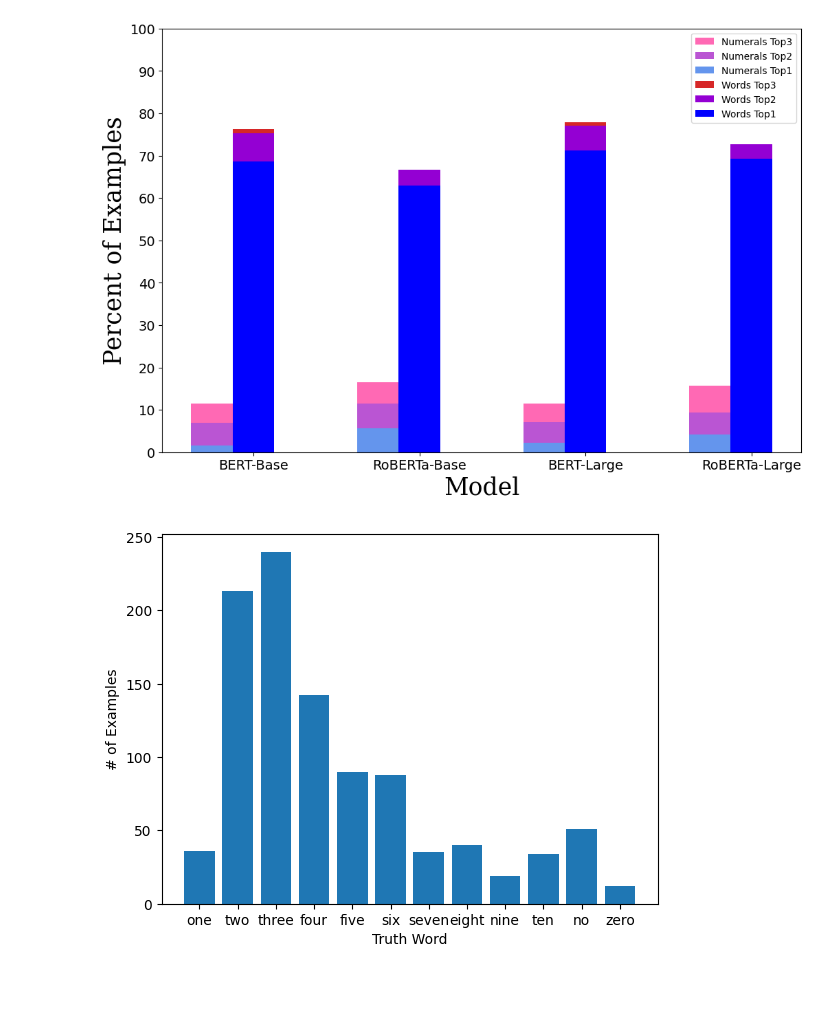
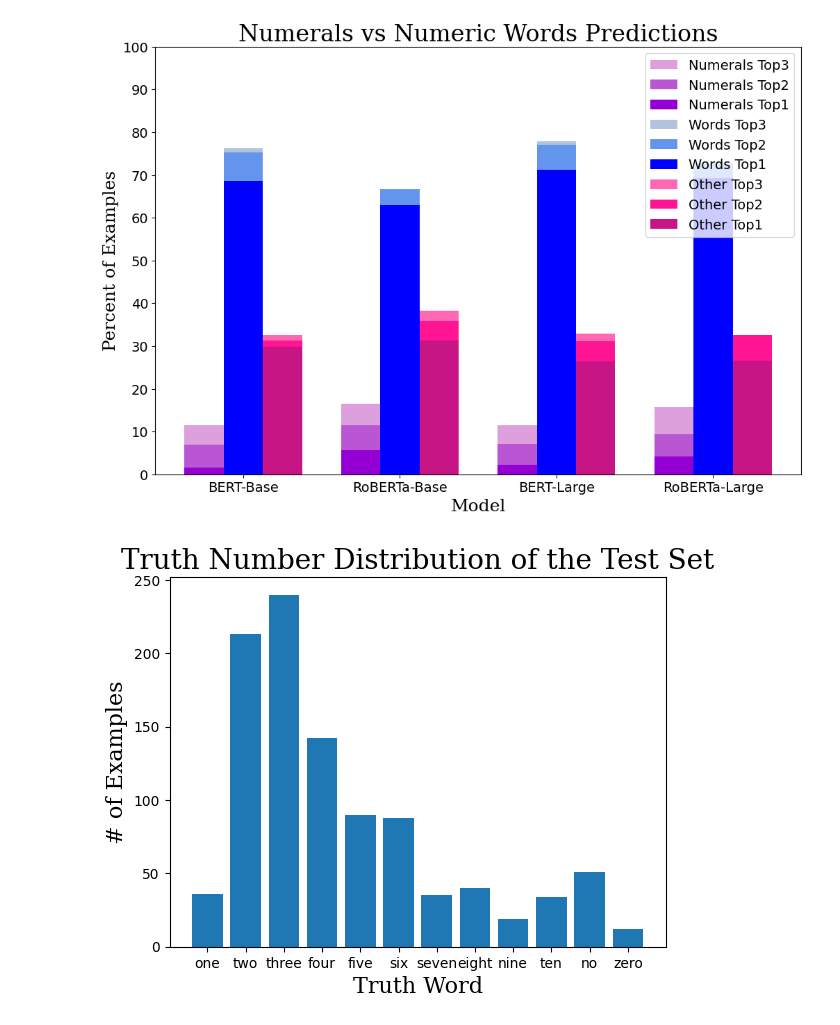
Before and after one commit to nfinkle/NumerSense, a Jupyter notebook: build_bar_graph.ipynb, the cells around one changed output. Saved outputs shown, nothing was run; the diff lists cells and outputs as text; code cells hidden in the pictures; blank space fills up the shorter version.

```diff
--- a/build_bar_graph.ipynb
+++ b/build_bar_graph.ipynb
@@ -196,9 +196,9 @@ number_words_3 = neg([0.763, 0.778, 0.665, 0.704])
 
 
 
-# other_1 = neg([0.298, 0.264, 0.313, 0.266])
-# other_2 = neg([0.313, 0.311, 0.358, 0.326])
-# other_3 = neg([0.326, 0.329, 0.383, 0.319])
+other_1 = neg([0.298, 0.264, 0.313, 0.266])
+other_2 = neg([0.313, 0.311, 0.358, 0.326])
+other_3 = neg([0.326, 0.329, 0.383, 0.319])
 # other_1 = [0,0,0,0]
 # other_2 = [0,0,0,0]
 # other_3 = [0,0,0,0]
@@ -234,51 +234,56 @@ br3 = [x + barWidth for x in br2]
 
 # Make the plot
 pos_bar_3 = plt.bar(
-    br1, numerals_3, color=mcolors.CSS4_COLORS['hotpink'], width=barWidth,  label='Numerals Top3')
+    br1, numerals_3, color=mcolors.CSS4_COLORS['plum'], width=barWidth,  label='Numerals Top3')
 pos_bar_2 = plt.bar(
     br1, numerals_2, color=mcolors.CSS4_COLORS['mediumorchid'], width=barWidth,  label='Numerals Top2')
-pos_bar_1 = plt.bar(br1, numerals_1, color=mcolors.CSS4_COLORS['cornflowerblue'], width=barWidth,
+pos_bar_1 = plt.bar(br1, numerals_1, color=mcolors.CSS4_COLORS['darkviolet'], width=barWidth,
                     label='Numerals Top1')
 
-neg_bar_3 = plt.bar(br2, number_words_3, color=mcolors.TABLEAU_COLORS['tab:red'], width=barWidth,
+neg_bar_3 = plt.bar(br2, number_words_3, color=mcolors.CSS4_COLORS['lightsteelblue'], width=barWidth,
                     label='Words Top3')
-neg_bar_2 = plt.bar(br2, number_words_2, color=mcolors.CSS4_COLORS['darkviolet'], width=barWidth, label='Words Top2')
+neg_bar_2 = plt.bar(br2, number_words_2, color=mcolors.CSS4_COLORS['cornflowerblue'], width=barWidth, label='Words Top2')
 neg_bar_1 = plt.bar(br2, number_words_1, color=mcolors.CSS4_COLORS['blue'], width=barWidth, label='Words Top1')
-# other_bar_1 = plt.bar(br1, other_1, color='g', width=barWidth,
-#                     label='Other Top1')
-# other_bar_2 = plt.bar(br2, other_2, color='g', width=barWidth,
-#                     label='Other Top2')
-# other_bar_3 = plt.bar(br3, other_3, color='g', width=barWidth,
+# neg_bar_3 = plt.bar(br3, other_3, color=mcolors.CSS4_COLORS['limegreen'], width=barWidth,
 #                     label='Other Top3')
+# neg_bar_2 = plt.bar(
+#     br3, other_2, color=mcolors.CSS4_COLORS['forestgreen'], width=barWidth, label='Other Top2')
+# neg_bar_1 = plt.bar(br3, other_1, color=mcolors.CSS4_COLORS['darkgreen'], width=barWidth, label='Other Top1')
+neg_bar_3 = plt.bar(br3, other_3, color=mcolors.CSS4_COLORS['hotpink'], width=barWidth,
+                    label='Other Top3')
+neg_bar_2 = plt.bar(
+    br3, other_2, color=mcolors.CSS4_COLORS['deeppink'], width=barWidth, label='Other Top2')
+neg_bar_1 = plt.bar(
+    br3, other_1, color=mcolors.CSS4_COLORS['mediumvioletred'], width=barWidth, label='Other Top1')
 group_names = ['BERT-Base', 'RoBERTa-Base', 'BERT-Large', 'RoBERTa-Large']
 
 
 ticks = [r + barWidth for r in range(len(numerals_1))]
 
 
 # Create a font dictionary using the font manager
 font_dict = {
     'family': 'serif',
-    'size': 25,
+    'size': 18,
     #     'fontname': fm.findfont('Garamond')
 }
 
 # Adding Xticks
 plt.xlabel('Model', **font_dict)
 plt.ylabel('Percent of Examples', **font_dict)
 plt.xticks(ticks, group_names, fontsize=14)
 plt.yticks(range(0, 110, 10), fontsize=14)
 font_dict = {
     'family': 'serif',
-    'size': 36,
+    'size': 24,
     #     'fontname': fm.findfont('Garamond')
 }
 
-# plt.title("Figure 2. Masked Tokens Numerals vs. Words ",**font_dict)
-plt.legend()
+plt.title("Numerals vs Numeric Words Predictions", **font_dict)
+plt.legend(fontsize=14)
 plt.show()
 # %% [output]
-[figure, old version]
+[figure, new version]
 # %%
 import matplotlib.pyplot as plt
 
@@ -291,11 +296,29 @@ y_values = [36,  213, 240, 142, 90,  88,  35, 40, 19, 34, 51, 12]
 plt.bar(x_values, y_values)
 
 # Add labels and title
-plt.xlabel('Truth Word')
-plt.ylabel('# of Examples')
+# plt.xlabel('Truth Word')
+# plt.ylabel('# of Examples')
 # plt.title('Bar Graph with 11 Bars')
 
 # Show the graph
+font_dict = {
+    'family': 'serif',
+    'size': 16,
+    #     'fontname': fm.findfont('Garamond')
+}
+
+# Adding Xticks
+plt.xlabel('Truth Word', **font_dict)
+plt.ylabel('# of Examples', **font_dict)
+font_dict = {
+    'family': 'serif',
+    'size': 20,
+    #     'fontname': fm.findfont('Garamond')
+}
+plt.xticks(fontsize=10)
+plt.yticks(fontsize=10)
+
+plt.title('Truth Number Distribution of the Test Set', **font_dict)
 plt.show()
 # %% [output]
-[figure, old version]
+[figure, new version]
```
Also changed, not shown: parts of 2 cells of this notebook, 6 other files.
